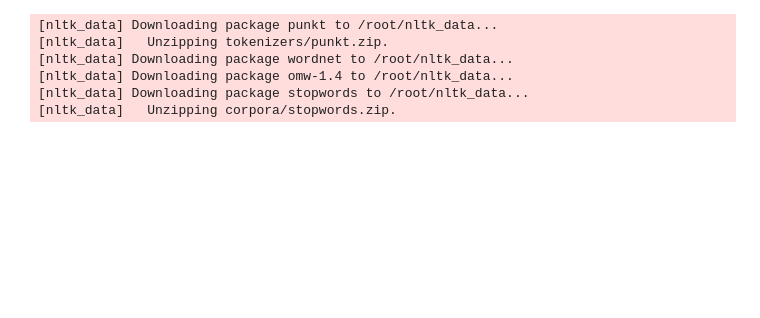
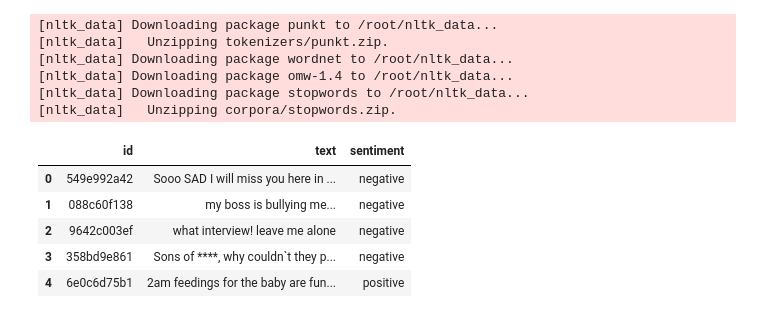
Before and after one commit to harishahamed26/Sentimental-Analysis, a Jupyter notebook: SentimentalAnalysis.ipynb, the cells around one changed output. Saved outputs shown, nothing was run; the diff lists cells and outputs as text; code cells hidden in the pictures; blank space fills up the shorter version.

```diff
--- a/SentimentalAnalysis.ipynb
+++ b/SentimentalAnalysis.ipynb
@@ -38,3 +32,13 @@ RANDOM_SEED = 100
 [nltk_data] Downloading package omw-1.4 to /root/nltk_data...
 [nltk_data] Downloading package stopwords to /root/nltk_data...
 [nltk_data]   Unzipping corpora/stopwords.zip.
+# %%
+df_sentimentalDS = pd.read_csv('https://raw.githubusercontent.com/harishahamed26/Sentimental-Analysis/main/data/train.csv')
+df_sentimentalDS.head(5)
+# %% [output]
+|  | id | text | sentiment |
+| 0 | 549e992a42 | Sooo SAD I will miss you here in ... | negative |
+| 1 | 088c60f138 | my boss is bullying me... | negative |
+| 2 | 9642c003ef | what interview! leave me alone | negative |
+| 3 | 358bd9e861 | Sons of ****, why couldn`t they p... | negative |
+| 4 | 6e0c6d75b1 | 2am feedings for the baby are fun... | positive |
```
Also changed, not shown: parts of 9 cells of this notebook.
